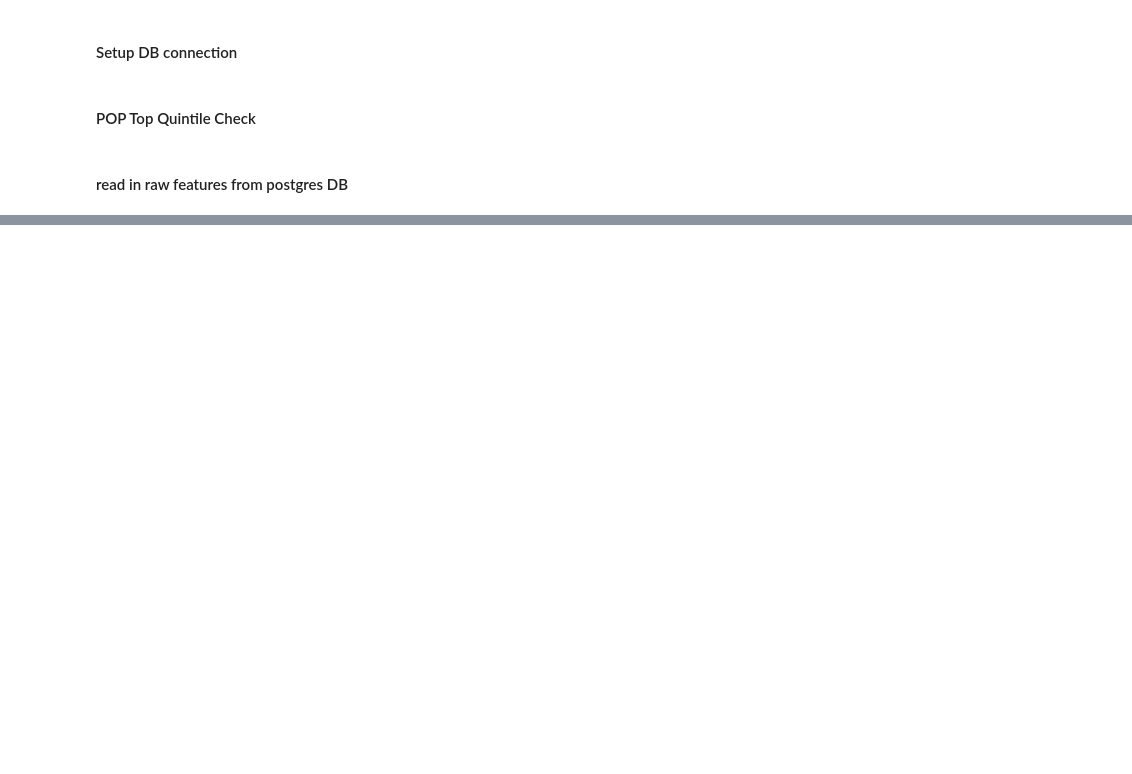
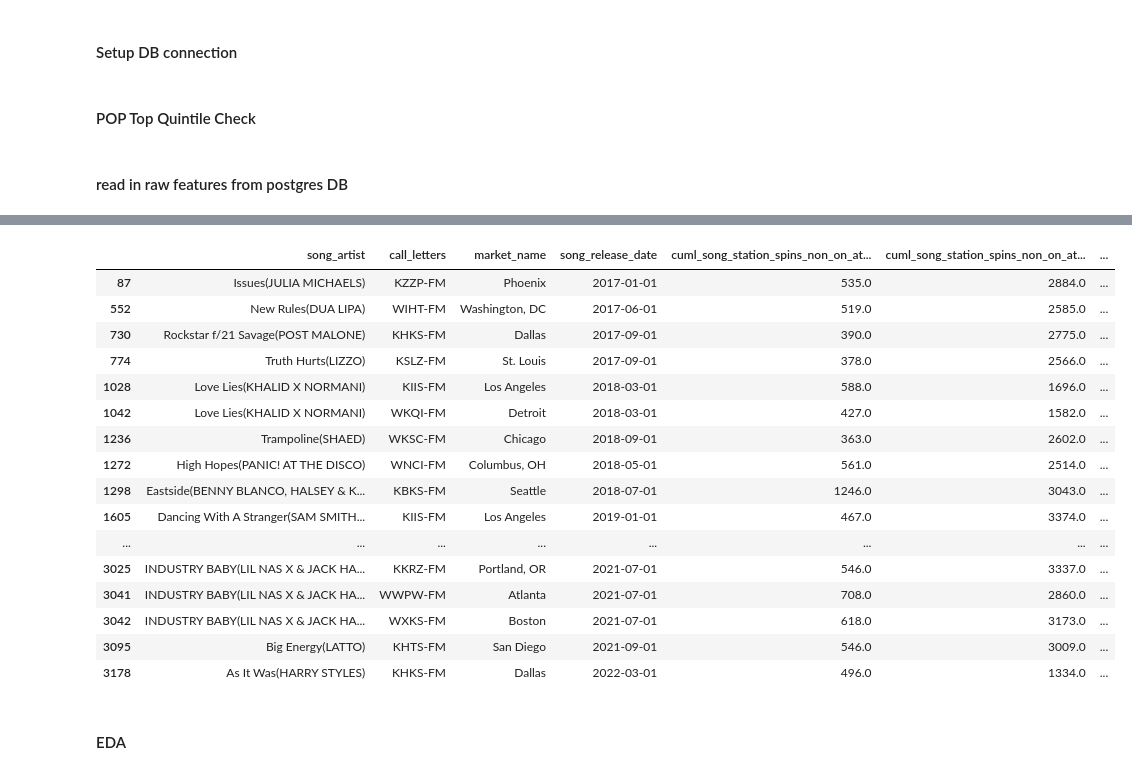
Before and after one commit to gjampanih/adds-early-burnout-warning-model, a Jupyter notebook: notebooks/ebw_poc_h1.ipynb, the cells around one changed output, grey strips where cells are left out. Saved outputs shown, nothing was run; the diff lists cells and outputs as text; code cells hidden in the pictures; blank space fills up the shorter version.

```diff
--- a/notebooks/ebw_poc_h1.ipynb
+++ b/notebooks/ebw_poc_h1.ipynb
@@ -69,0 +439,2 @@ with engine.connect() as conn:
+# %%
+df_abnorm_checks['hit_tag_date'] = pd.to_datetime(df_abnorm_checks['hit_tag_date'])
@@ -69,0 +460,2 @@ with engine.connect() as conn:
+# %%
+df_abnorm_checks = df_abnorm_checks.join(df_raw_features.set_index(index_cols)[sel_cols], on=join_cols, how='left')
@@ -69,0 +464,19 @@ with engine.connect() as conn:
+# %%
+# calculated columns
+df_abnorm_checks = df_abnorm_checks.assign(
+    **{'weeks_to_burnout': (df_abnorm_checks['ddl_over_thresh_dt_second'] - df_abnorm_checks[
+        'first_spin_date']) / np.timedelta64(1, 'W'),
+       'spins_to_burnout_from_hit': df_abnorm_checks['cuml_song_station_spins_non_on_at_burnout'] - df_abnorm_checks[
+           'cuml_song_station_spins_non_on_at_hit'],
+       'no_burnout_flg': pd.isna(df_abnorm_checks['ddl_over_thresh_dt_second']).apply(int),
+       'premature_burnout_flg':
+           (df_abnorm_checks['ddl_over_thresh_dt_second_unf'] < df_abnorm_checks[
+               'hit_tag_date']).apply(int),
+       'spins_stoppage_flg':
+           (df_abnorm_checks['last_spin_date'] < df_abnorm_checks[
+               'ddl_over_thresh_dt_second']).apply(int),
+       'callout_stoppage_flg':
+           (df_abnorm_checks['last_callout_date'] < df_abnorm_checks[
+               'ddl_over_thresh_dt_second']).apply(int)
+
+       })
@@ -69,0 +485,12 @@ with engine.connect() as conn:
+# %%
+from scipy import stats
+
+# identify outliers based on z scores
+df_abnorm_checks = df_abnorm_checks.assign(
+    **{'burnout_time_outlier': (np.abs(np.nan_to_num(
+        stats.zscore(df_abnorm_checks['cuml_song_station_spins_non_on_at_burnout'], nan_policy='omit'))) >= 2.3),
+       'spins_to_burnout_from_hit_outlier': (np.abs(
+           np.nan_to_num(stats.zscore(df_abnorm_checks['spins_to_burnout_from_hit'], nan_policy='omit'))) >= 2.3),
+       'weeks_between_top_quints_outlier': (
+               np.abs(
+                   np.nan_to_num(stats.zscore(df_abnorm_checks['weeks_bw_top_quintiles'], nan_policy='omit'))) >= 2.3)})
@@ -69,0 +611,26 @@ with engine.connect() as conn:
+# %%
+mask = df_abnorm_checks['spins_to_burnout_from_hit_outlier']
+df_abnorm_checks[mask][
+    ['song_artist', 'call_letters', 'market_name', 'song_release_date', 'cuml_song_station_spins_non_on_at_hit',
+     'cuml_song_station_spins_non_on_at_pre_burnout',
+     'cuml_song_station_spins_non_on_at_burnout', 'spins_to_burnout_from_hit']]
+# %% [output]
+|  | song_artist | call_letters | market_name | song_release_date | cuml_song_station_spins_non_on_at... | cuml_song_station_spins_non_on_at... | ... |
+| 87 | Issues(JULIA MICHAELS) | KZZP-FM | Phoenix | 2017-01-01 | 535.0 | 2884.0 | ... |
+| 552 | New Rules(DUA LIPA) | WIHT-FM | Washington, DC | 2017-06-01 | 519.0 | 2585.0 | ... |
+| 730 | Rockstar f/21 Savage(POST MALONE) | KHKS-FM | Dallas | 2017-09-01 | 390.0 | 2775.0 | ... |
+| 774 | Truth Hurts(LIZZO) | KSLZ-FM | St. Louis | 2017-09-01 | 378.0 | 2566.0 | ... |
+| 1028 | Love Lies(KHALID X NORMANI) | KIIS-FM | Los Angeles | 2018-03-01 | 588.0 | 1696.0 | ... |
+| 1042 | Love Lies(KHALID X NORMANI) | WKQI-FM | Detroit | 2018-03-01 | 427.0 | 1582.0 | ... |
+| 1236 | Trampoline(SHAED) | WKSC-FM | Chicago | 2018-09-01 | 363.0 | 2602.0 | ... |
+| 1272 | High Hopes(PANIC! AT THE DISCO) | WNCI-FM | Columbus, OH | 2018-05-01 | 561.0 | 2514.0 | ... |
+| 1298 | Eastside(BENNY BLANCO, HALSEY & K... | KBKS-FM | Seattle | 2018-07-01 | 1246.0 | 3043.0 | ... |
+| 1605 | Dancing With A Stranger(SAM SMITH... | KIIS-FM | Los Angeles | 2019-01-01 | 467.0 | 3374.0 | ... |
+| ... | ... | ... | ... | ... | ... | ... | ... |
+| 3025 | INDUSTRY BABY(LIL NAS X & JACK HA... | KKRZ-FM | Portland, OR | 2021-07-01 | 546.0 | 3337.0 | ... |
+| 3041 | INDUSTRY BABY(LIL NAS X & JACK HA... | WWPW-FM | Atlanta | 2021-07-01 | 708.0 | 2860.0 | ... |
+| 3042 | INDUSTRY BABY(LIL NAS X & JACK HA... | WXKS-FM | Boston | 2021-07-01 | 618.0 | 3173.0 | ... |
+| 3095 | Big Energy(LATTO) | KHTS-FM | San Diego | 2021-09-01 | 546.0 | 3009.0 | ... |
+| 3178 | As It Was(HARRY STYLES) | KHKS-FM | Dallas | 2022-03-01 | 496.0 | 1334.0 | ... |
+# %% [markdown]
+#### EDA
```
Also changed, not shown: parts of 157 cells of this notebook, 3 other files.
